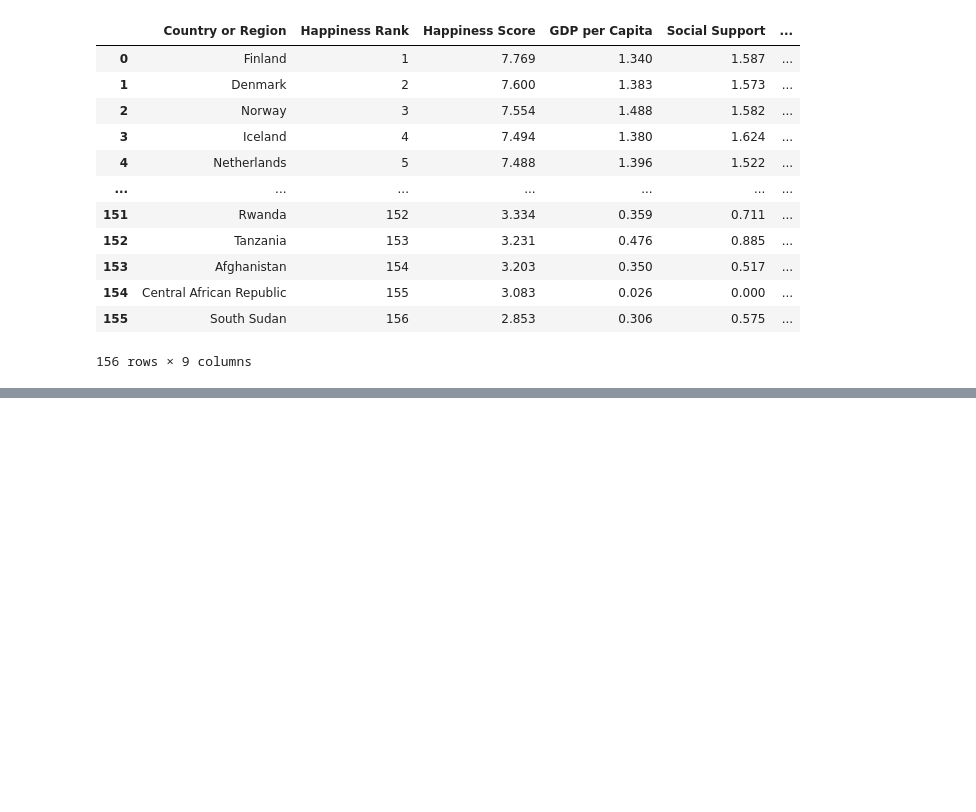
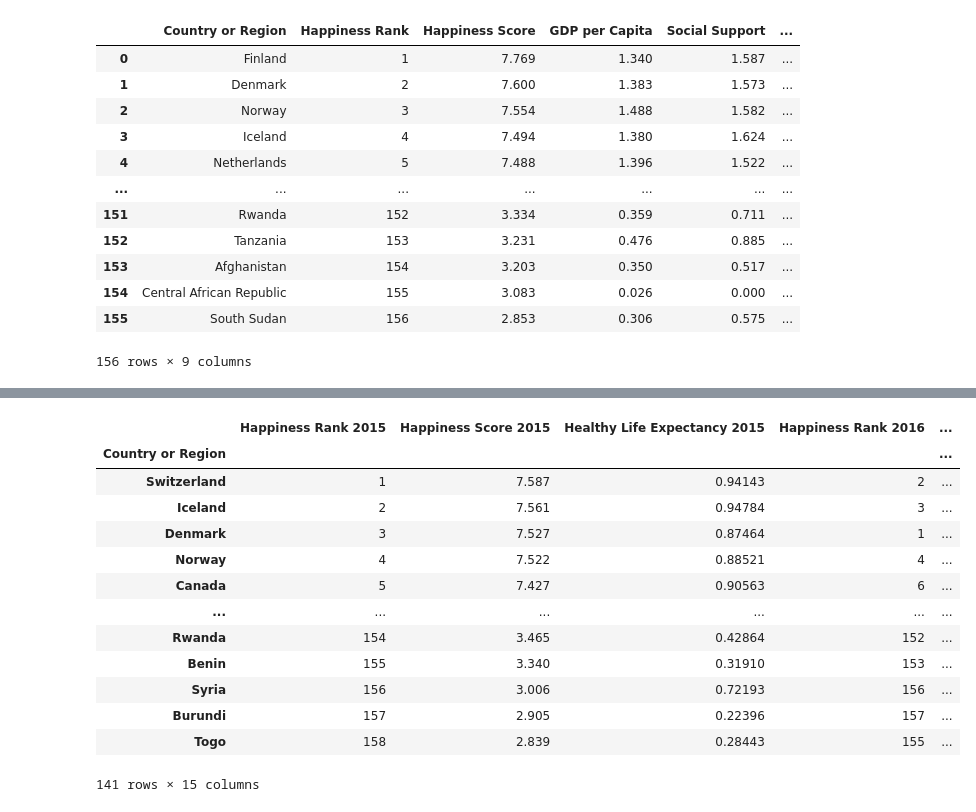
Before and after one commit to DanyCh093/Project-One-, a Jupyter notebook: world-happiness/Happiness_Index_Renamed.ipynb, the cells around one changed output, grey strips where cells are left out. Drawn from its saved outputs; the diff is of its cells as text; code cells hidden in the pictures; blank space fills up the shorter version.

```diff
--- a/world-happiness/Happiness_Index_Renamed.ipynb
+++ b/world-happiness/Happiness_Index_Renamed.ipynb
@@ -61,0 +66,17 @@ country_rank_trust_2015.head()
+# %%
+# setting up the 5 df (one for each year)for an easy merge of years just with the varaibles LIFE EXPECTANCY
+#2015 LIFE EXPECTANCY (LE)
+country_rank_LE_2015 = norm2015_df[["Country or Region", "Happiness Rank", "Happiness Score","Healthy Life Expectancy"]]
+country_rank_LE_2015 = country_rank_LE_2015.set_index("Country or Region")
+#2016 LIFE EXPECTANCY (LE)
+country_rank_LE_2016 = norm2016_df[["Country or Region", "Happiness Rank", "Happiness Score","Healthy Life Expectancy"]]
+country_rank_LE_2016 = country_rank_LE_2016.set_index("Country or Region")
+#2017 LIFE EXPECTANCY (LE)
+country_rank_LE_2017 = norm2017_df[["Country or Region", "Happiness Rank", "Happiness Score","Healthy Life Expectancy"]]
+country_rank_LE_2017 = country_rank_LE_2017.set_index("Country or Region")
+#2018 LIFE EXPECTANCY (LE)
+country_rank_LE_2018 = norm2018_df[["Country or Region", "Happiness Rank", "Happiness Score","Healthy Life Expectancy"]]
+country_rank_LE_2018 = country_rank_LE_2018.set_index("Country or Region")
+#2019 LIFE EXPECTANCY (LE)
+country_rank_LE_2019 = norm2019_df[["Country or Region", "Happiness Rank", "Happiness Score","Healthy Life Expectancy"]]
+country_rank_LE_2019 = country_rank_LE_2019.set_index("Country or Region")
@@ -62,3 +106,26 @@ country_rank_trust_2015.head()
+# %%
+# merging the dataframes for Life Expectancy
+le_2015and2016 = country_rank_LE_2015.merge(country_rank_LE_2016, on="Country or Region")
+le_2015and2016_2017 = le_2015and2016.merge(country_rank_LE_2017, on="Country or Region")
+le_2015and2016_2017_2018 = le_2015and2016_2017.merge(country_rank_LE_2018, on="Country or Region")
+le_merged = le_2015and2016_2017_2018.merge(country_rank_LE_2019, on="Country or Region")
+le_merged.columns = ["Happiness Rank 2015", "Happiness Score 2015", "Healthy Life Expectancy 2015", "Happiness Rank 2016", "Happiness Score 2016", "Healthy Life Expectancy 2016","Happiness Rank 2017", "Happiness Score 2017", "Healthy Life Expectancy 2017","Happiness Rank 2018", "Happiness Score 2018", "Healthy Life Expectancy 2018","Happiness Rank 2019", "Happiness Score 2019", "Healthy Life Expectancy 2019"]
+le_merged
+# %% [output]
+|  | Happiness Rank 2015 | Happiness Score 2015 | Healthy Life Expectancy 2015 | Happiness Rank 2016 | ... |
+| Country or Region |  |  |  |  | ... |
+| Switzerland | 1 | 7.587 | 0.94143 | 2 | ... |
+| Iceland | 2 | 7.561 | 0.94784 | 3 | ... |
+| Denmark | 3 | 7.527 | 0.87464 | 1 | ... |
+| Norway | 4 | 7.522 | 0.88521 | 4 | ... |
+| Canada | 5 | 7.427 | 0.90563 | 6 | ... |
+| ... | ... | ... | ... | ... | ... |
+| Rwanda | 154 | 3.465 | 0.42864 | 152 | ... |
+| Benin | 155 | 3.340 | 0.31910 | 153 | ... |
+| Syria | 156 | 3.006 | 0.72193 | 156 | ... |
+| Burundi | 157 | 2.905 | 0.22396 | 157 | ... |
+| Togo | 158 | 2.839 | 0.28443 | 155 | ... |
+141 rows × 15 columns
 # %%
 #one chart for each of the 7 variables based on happieness score
 #determine the number of countries
```
Also changed, not shown: parts of 3 cells of this notebook.
